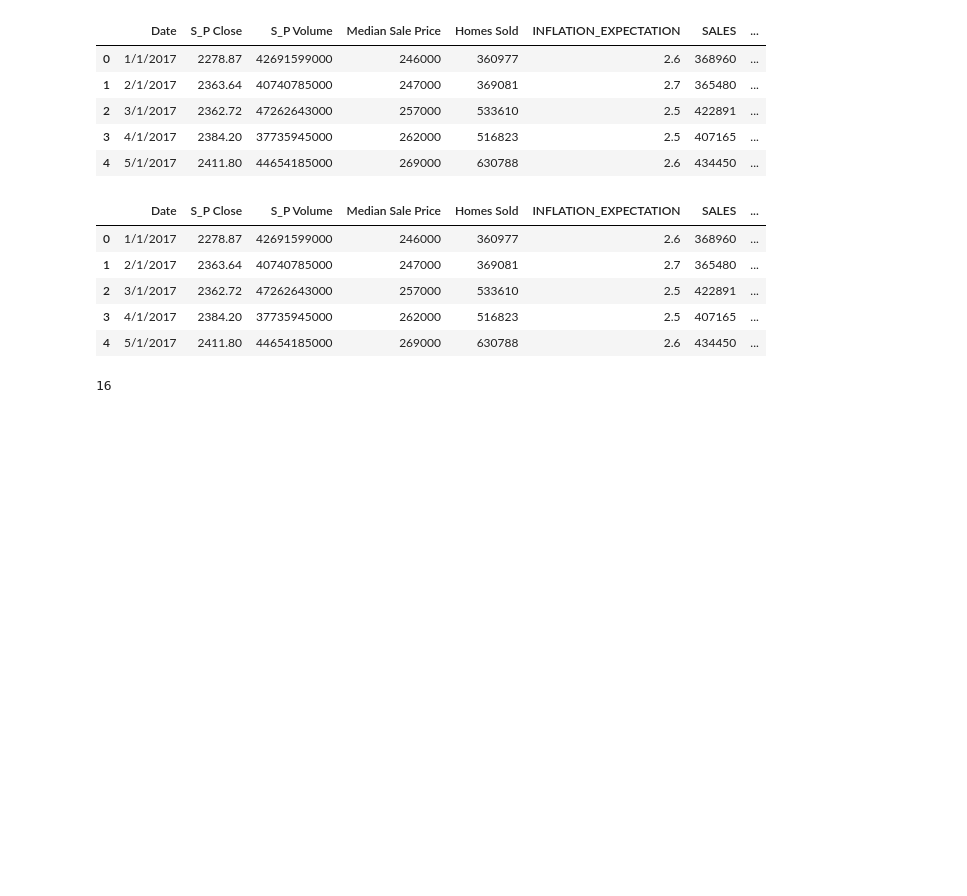
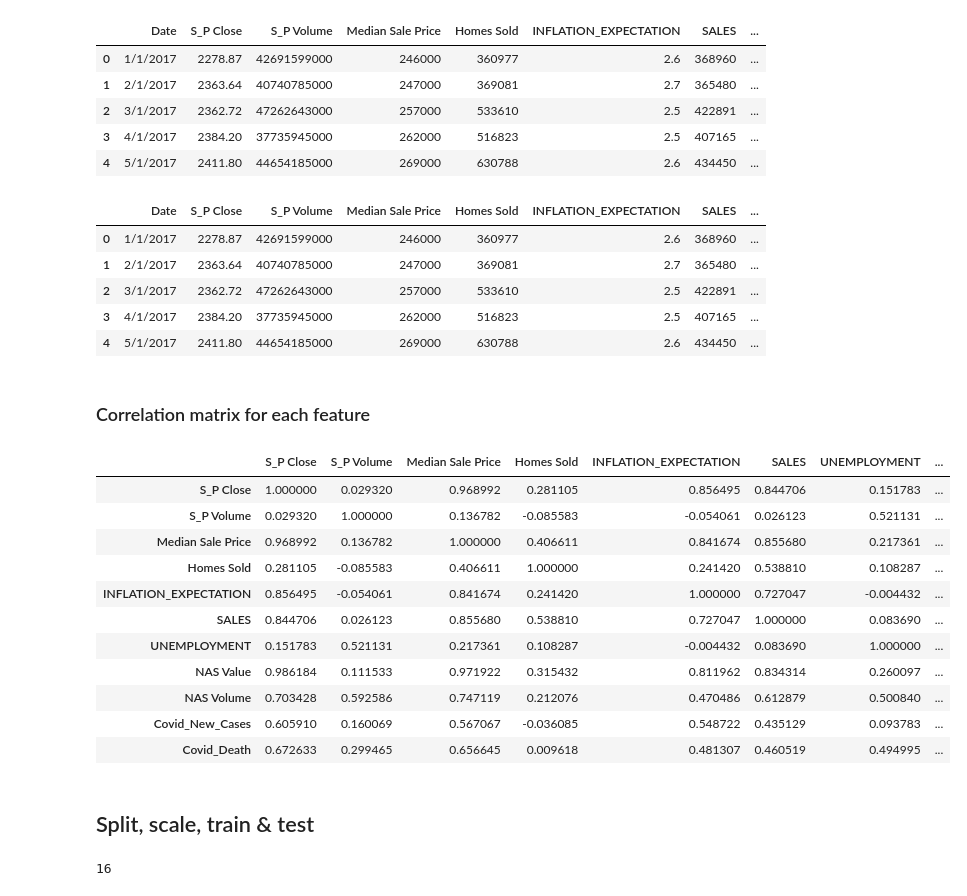
Before and after one commit to Kuldeep200/Covid-19, a Jupyter notebook: UNEM_RegressionExamples.ipynb, the cells around one changed output. Drawn from its saved outputs; the diff is of its cells as text; code cells hidden in the pictures; blank space fills up the shorter version.

Commit message:
correlation matrix and results

```diff
--- a/UNEM_RegressionExamples.ipynb
+++ b/UNEM_RegressionExamples.ipynb
@@ -35,6 +36,26 @@ working_df.head()
 | 2 | 3/1/2017 | 2362.72 | 47262643000 | 257000 | 533610 | 2.5 | 422891 | ... |
 | 3 | 4/1/2017 | 2384.20 | 37735945000 | 262000 | 516823 | 2.5 | 407165 | ... |
 | 4 | 5/1/2017 | 2411.80 | 44654185000 | 269000 | 630788 | 2.6 | 434450 | ... |
+# %% [markdown]
+### Correlation matrix for each feature
+# %%
+corr_matrix = working_df.corr()
+corr_matrix
+# %% [output]
+|  | S_P Close | S_P Volume | Median Sale Price | Homes Sold | INFLATION_EXPECTATION | SALES | UNEMPLOYMENT | ... |
+| S_P Close | 1.000000 | 0.029320 | 0.968992 | 0.281105 | 0.856495 | 0.844706 | 0.151783 | ... |
+| S_P Volume | 0.029320 | 1.000000 | 0.136782 | -0.085583 | -0.054061 | 0.026123 | 0.521131 | ... |
+| Median Sale Price | 0.968992 | 0.136782 | 1.000000 | 0.406611 | 0.841674 | 0.855680 | 0.217361 | ... |
+| Homes Sold | 0.281105 | -0.085583 | 0.406611 | 1.000000 | 0.241420 | 0.538810 | 0.108287 | ... |
+| INFLATION_EXPECTATION | 0.856495 | -0.054061 | 0.841674 | 0.241420 | 1.000000 | 0.727047 | -0.004432 | ... |
+| SALES | 0.844706 | 0.026123 | 0.855680 | 0.538810 | 0.727047 | 1.000000 | 0.083690 | ... |
+| UNEMPLOYMENT | 0.151783 | 0.521131 | 0.217361 | 0.108287 | -0.004432 | 0.083690 | 1.000000 | ... |
+| NAS Value | 0.986184 | 0.111533 | 0.971922 | 0.315432 | 0.811962 | 0.834314 | 0.260097 | ... |
+| NAS Volume | 0.703428 | 0.592586 | 0.747119 | 0.212076 | 0.470486 | 0.612879 | 0.500840 | ... |
+| Covid_New_Cases | 0.605910 | 0.160069 | 0.567067 | -0.036085 | 0.548722 | 0.435129 | 0.093783 | ... |
+| Covid_Death | 0.672633 | 0.299465 | 0.656645 | 0.009618 | 0.481307 | 0.460519 | 0.494995 | ... |
+# %% [markdown]
+## Split, scale, train & test
 # %%
 # Split our preprocessed data into our features and target arrays
 y = working_df.UNEMPLOYMENT
```
Also changed, not shown: parts of 27 cells of this notebook, 5 other files.
